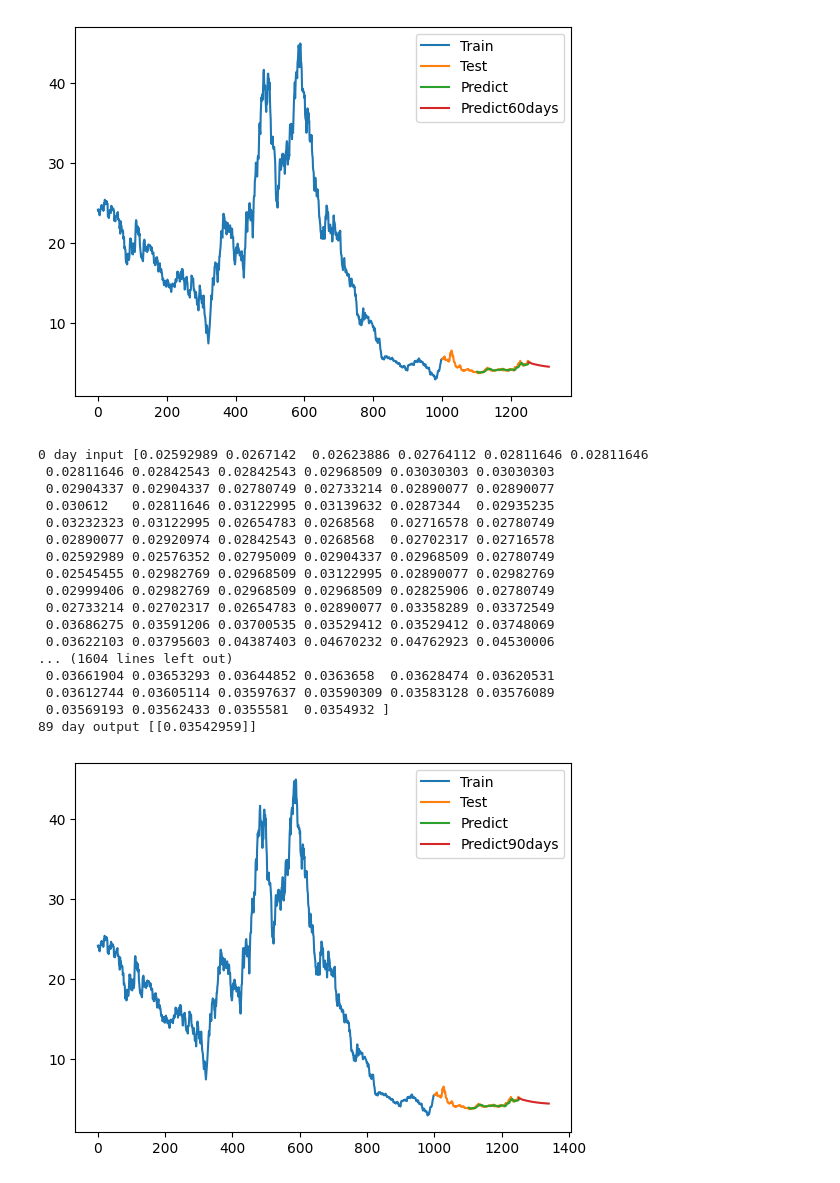
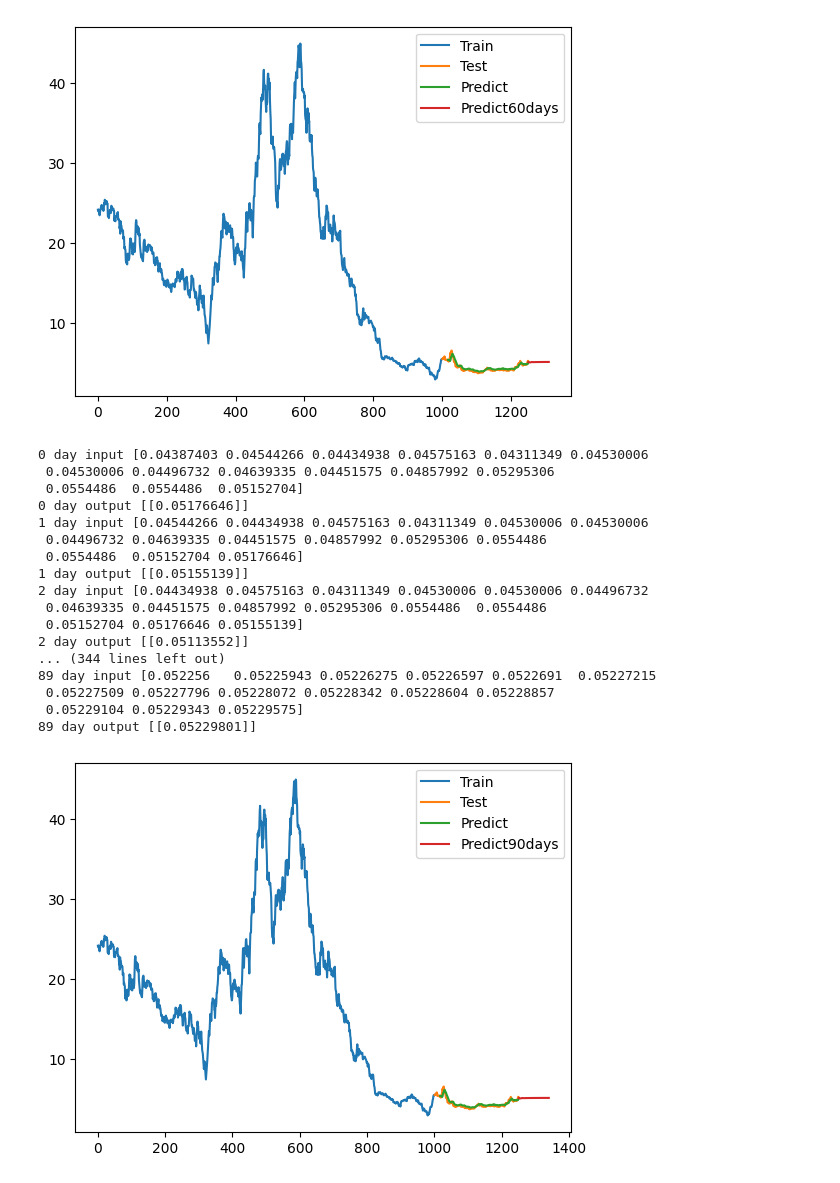
Before and after one commit to xuanquynhle/IS403.O21.HTCL_Team5, a Jupyter notebook: LSTM_Model/LSTM_NKG_82.ipynb, the cells around one changed output. Cells and saved outputs as stored; diff of their text form; code cells hidden in the pictures.

```diff
--- a/LSTM_Model/LSTM_NKG_82.ipynb
+++ b/LSTM_Model/LSTM_NKG_82.ipynb
@@ -45,7 +58,7 @@ X_test = X_test.reshape(X_test.shape[0],X_test.shape[1] , 1)
 # 8. Define LSTM Model
 
 model=Sequential()
-model.add(LSTM(50,return_sequences=True,input_shape=(100,1)))
+model.add(LSTM(50,return_sequences=True,input_shape=(1,15)))
 model.add(LSTM(50,return_sequences=True))
 model.add(LSTM(50))
 model.add(Dense(1))
@@ -97,16 +110,16 @@ temp_input = list(x_input[0])
 from numpy import array
 
 lst_output = []
-n_steps = 100
+n_steps = 15
 i = 0
 
 while i < 30:
     if len(temp_input) > 100:
         # Chuẩn bị dữ liệu đầu vào mới
-        x_input = np.array(temp_input[-100:])  # Lấy đúng 100 phần tử cuối cùng
+        x_input = np.array(temp_input[-15:])  # Lấy đúng 100 phần tử cuối cùng
         print("{} day input {}".format(i, x_input))
 
-        x_input = x_input.reshape((1, n_steps, 1))
+        x_input = x_input.reshape((1, 1, n_steps))
 
         yhat = model.predict(x_input, verbose=0)
         print("{} day output {}".format(i, yhat))
@@ -168,16 +184,16 @@ temp_input = list(x_input[0])
 from numpy import array
 
 lst_output = []
-n_steps = 100
+n_steps = 15
 i = 0
 
 while i < 60:
-    if len(temp_input) > 100:
+    if len(temp_input) > 15:
         # Chuẩn bị dữ liệu đầu vào mới
-        x_input = np.array(temp_input[-100:])  # Lấy đúng 100 phần tử cuối cùng
+        x_input = np.array(temp_input[-15:])  # Lấy đúng 100 phần tử cuối cùng
         print("{} day input {}".format(i, x_input))
 
-        x_input = x_input.reshape((1, n_steps, 1))
+        x_input = x_input.reshape((1, 1, n_steps))
 
         yhat = model.predict(x_input, verbose=0)
         print("{} day output {}".format(i, yhat))
@@ -223,7 +239,7 @@ plt.plot(train_data_index, scaler.inverse_transform(train_data), label='Train')
 test_data_index = pd.RangeIndex(start=train_size, stop=train_size + test_size, step=1)
 plt.plot(test_data_index, scaler.inverse_transform(test_data), label='Test')
 
-pred_data_index = pd.RangeIndex(start=train_size + 101, stop=train_size + test_size, step=1)
+pred_data_index = pd.RangeIndex(start=train_size + 16, stop=train_size + test_size, step=1)
 plt.plot(pred_data_index, y_pred, label='Predict')
 
 predict_data_index = pd.RangeIndex(start=len(df1) - 1, stop=len(df1) + 59, step=1)
@@ -234,7 +250,7 @@ plt.plot(predict_data_index, scaler.inverse_transform(lst_output_flat.reshape(-1
 plt.legend()
 plt.show()
 # %% [output]
-[figure, old version]
+[figure, new version]
 # %%
 # Chuyển đổi dữ liệu kiểm tra thành danh sách
 x_input = test_data[60:].reshape(1, -1)
@@ -243,16 +259,16 @@ temp_input = list(x_input[0])
 from numpy import array
 
 lst_output = []
-n_steps = 100
+n_steps = 15
 i = 0
 
 while i < 90:
-    if len(temp_input) > 100:
+    if len(temp_input) > 15:
         # Chuẩn bị dữ liệu đầu vào mới
-        x_input = np.array(temp_input[-100:])  # Lấy đúng 100 phần tử cuối cùng
+        x_input = np.array(temp_input[-15:])  # Lấy đúng 100 phần tử cuối cùng
         print("{} day input {}".format(i, x_input))
 
-        x_input = x_input.reshape((1, n_steps, 1))
+        x_input = x_input.reshape((1,1, n_steps))
 
         yhat = model.predict(x_input, verbose=0)
         print("{} day output {}".format(i, yhat))
@@ -264,7 +280,7 @@ while i < 90:
         lst_output.extend(yhat.tolist())
         i += 1
     else:
-        x_input = np.array(temp_input).reshape((1, n_steps, 1))
+        x_input = np.array(temp_input).reshape((1,1 ,n_steps))
         yhat = model.predict(x_input, verbose=0)
         print(yhat[0])
 
@@ -274,44 +290,44 @@ while i < 90:
         lst_output.extend(yhat.tolist())
         i += 1
 # %% [output]
-0 day input [0.02592989 0.0267142  0.02623886 0.02764112 0.02811646 0.02811646
- 0.02811646 0.02842543 0.02842543 0.02968509 0.03030303 0.03030303
- 0.02904337 0.02904337 0.02780749 0.02733214 0.02890077 0.02890077
- 0.030612   0.02811646 0.03122995 0.03139632 0.0287344  0.02935235
- 0.03232323 0.03122995 0.02654783 0.0268568  0.02716578 0.02780749
- 0.02890077 0.02920974 0.02842543 0.0268568  0.02702317 0.02716578
- 0.02592989 0.02576352 0.02795009 0.02904337 0.02968509 0.02780749
- 0.02545455 0.02982769 0.02968509 0.03122995 0.02890077 0.02982769
- 0.02999406 0.02982769 0.02968509 0.02968509 0.02825906 0.02780749
- 0.02733214 0.02702317 0.02654783 0.02890077 0.03358289 0.03372549
- 0.03686275 0.03591206 0.03700535 0.03529412 0.03529412 0.03748069
- 0.03622103 0.03795603 0.04387403 0.04670232 0.04762923 0.04530006
-... (1604 lines left out)
- 0.03661904 0.03653293 0.03644852 0.0363658  0.03628474 0.03620531
- 0.03612744 0.03605114 0.03597637 0.03590309 0.03583128 0.03576089
- 0.03569193 0.03562433 0.0355581  0.0354932 ]
-89 day output [[0.03542959]]
+0 day input [0.04387403 0.04544266 0.04434938 0.04575163 0.04311349 0.04530006
+ 0.04530006 0.04496732 0.04639335 0.04451575 0.04857992 0.05295306
+ 0.0554486  0.0554486  0.05152704]
+0 day output [[0.05176646]]
+1 day input [0.04544266 0.04434938 0.04575163 0.04311349 0.04530006 0.04530006
+ 0.04496732 0.04639335 0.04451575 0.04857992 0.05295306 0.0554486
+ 0.0554486  0.05152704 0.05176646]
+1 day output [[0.05155139]]
+2 day input [0.04434938 0.04575163 0.04311349 0.04530006 0.04530006 0.04496732
+ 0.04639335 0.04451575 0.04857992 0.05295306 0.0554486  0.0554486
+ 0.05152704 0.05176646 0.05155139]
+2 day output [[0.05113552]]
+... (344 lines left out)
+89 day input [0.052256   0.05225943 0.05226275 0.05226597 0.0522691  0.05227215
+ 0.05227509 0.05227796 0.05228072 0.05228342 0.05228604 0.05228857
+ 0.05229104 0.05229343 0.05229575]
+89 day output [[0.05229801]]
 # %%
 train_data_index = pd.RangeIndex(start=0, stop=train_size, step=1)
 plt.plot(train_data_index, scaler.inverse_transform(train_data), label='Train')
 
 # Chỉ số cho dữ liệu kiểm tra
 test_data_index = pd.RangeIndex(start=train_size, stop=train_size + test_size, step=1)
 plt.plot(test_data_index, scaler.inverse_transform(test_data), label='Test')
 
 # Chỉ số cho dữ liệu dự đoán
-pred_data_index = pd.RangeIndex(start=train_size + 101, stop=train_size + test_size, step=1)
+pred_data_index = pd.RangeIndex(start=train_size + 16, stop=train_size + test_size, step=1)
 plt.plot(pred_data_index, y_pred, label='Predict')
 
 # Chỉ số cho dữ liệu dự báo 90 ngày
 predict_data_index = pd.RangeIndex(start=len(df1) - 1, stop=len(df1) + 89, step=1)
 
 # Chuyển đổi lst_output thành dạng phù hợp
 lst_output_flat = np.array(lst_output).reshape(-1)
 plt.plot(predict_data_index, scaler.inverse_transform(lst_output_flat.reshape(-1, 1)), label='Predict90days')
 
 # Hiển thị đồ thị
 plt.legend()
 plt.show()
 # %% [output]
-[figure, old version]
+[figure, new version]
```
Also changed, not shown: parts of 12 cells of this notebook, 8 other files.
